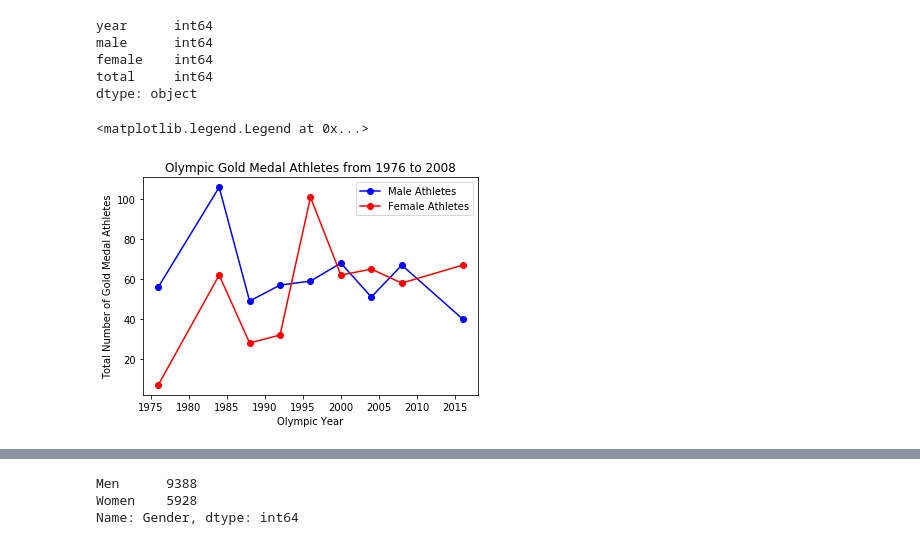
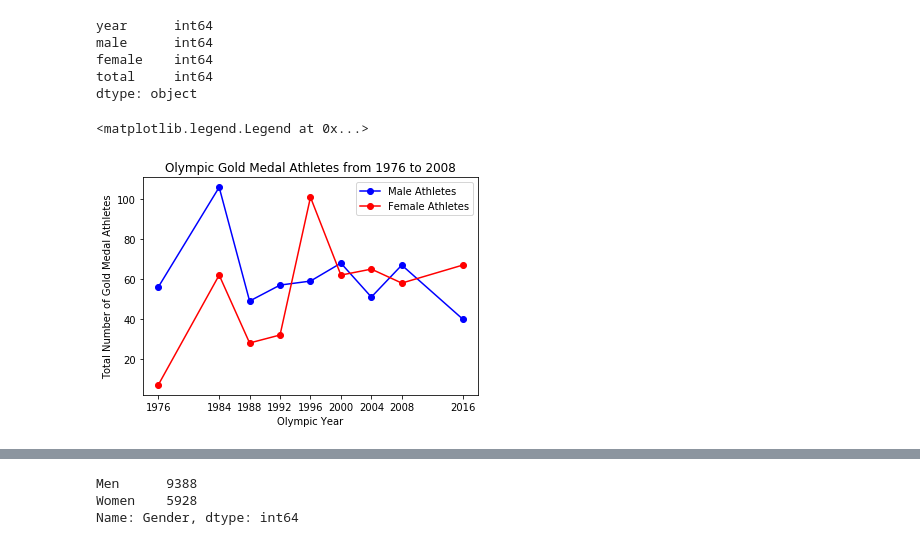
Before and after one commit to tnatoli29/Project-2, a Jupyter notebook: athletes.ipynb, the cells around one changed output, grey strips where cells are left out. Drawn from its saved outputs; the diff is of its cells as text; code cells hidden in the pictures.

```diff
--- a/athletes.ipynb
+++ b/athletes.ipynb
@@ -136,16 +136,24 @@ yaxis = year_list
 # %%
 # Plot the charts and apply some styling
 # Plot based on Summer Olympic files, all athletes
+
+xaxis = year_list
+tick_locations = []
+for x in xaxis:
+    tick_locations.append(x)
+
+
 male, = plt.plot(year_list, male_list, marker="o", color="blue", label="Male Athletes")
 female, = plt.plot(year_list, female_list, marker="o", color="red", label="Female Athletes")
 
 plt.title("Olympic Gold Medal Athletes from 1976 to 2008")
 plt.xlabel("Olympic Year")
 plt.ylabel("Total Number of Gold Medal Athletes")
+plt.xticks(tick_locations, year_list)
 plt.legend(handles=[male, female], loc="best")
 # %% [output]
 <matplotlib.legend.Legend at 0x...>
-[figure, old version]
+[figure, new version]
 # %%
 # View Summer Olympics file with all data from 1976 to 2008, check to see if plot looks better than the one above
 
```
Also changed, not shown: parts of 2 cells of this notebook, 1 other file.
